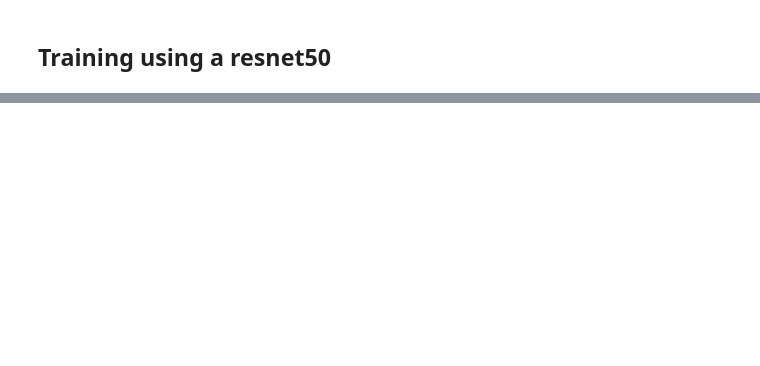
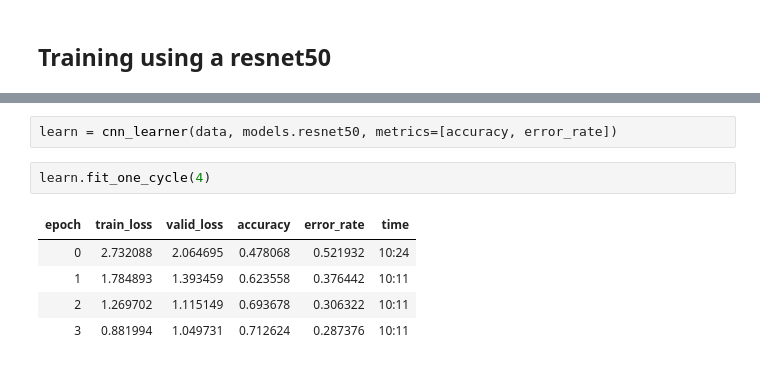
Before and after one commit to jakevc/deeplearn, a Jupyter notebook: BirdClassifier.ipynb, the cells around one changed output, grey strips where cells are left out. Saved outputs shown, nothing was run; the diff lists cells and outputs as text; blank space fills up the shorter version.

```diff
--- a/BirdClassifier.ipynb
+++ b/BirdClassifier.ipynb
@@ -366,0 +364,10 @@ A resnet50 will use more layers, and this may or may not improve accuracy. Let's
+# %%
+learn = cnn_learner(data, models.resnet50, metrics=[accuracy, error_rate])
+# %%
+learn.fit_one_cycle(4)
+# %% [output]
+| epoch | train_loss | valid_loss | accuracy | error_rate | time |
+| 0 | 2.732088 | 2.064695 | 0.478068 | 0.521932 | 10:24 |
+| 1 | 1.784893 | 1.393459 | 0.623558 | 0.376442 | 10:11 |
+| 2 | 1.269702 | 1.115149 | 0.693678 | 0.306322 | 10:11 |
+| 3 | 0.881994 | 1.049731 | 0.712624 | 0.287376 | 10:11 |
```
Also changed, not shown: parts of 18 cells of this notebook, 1 other file.
